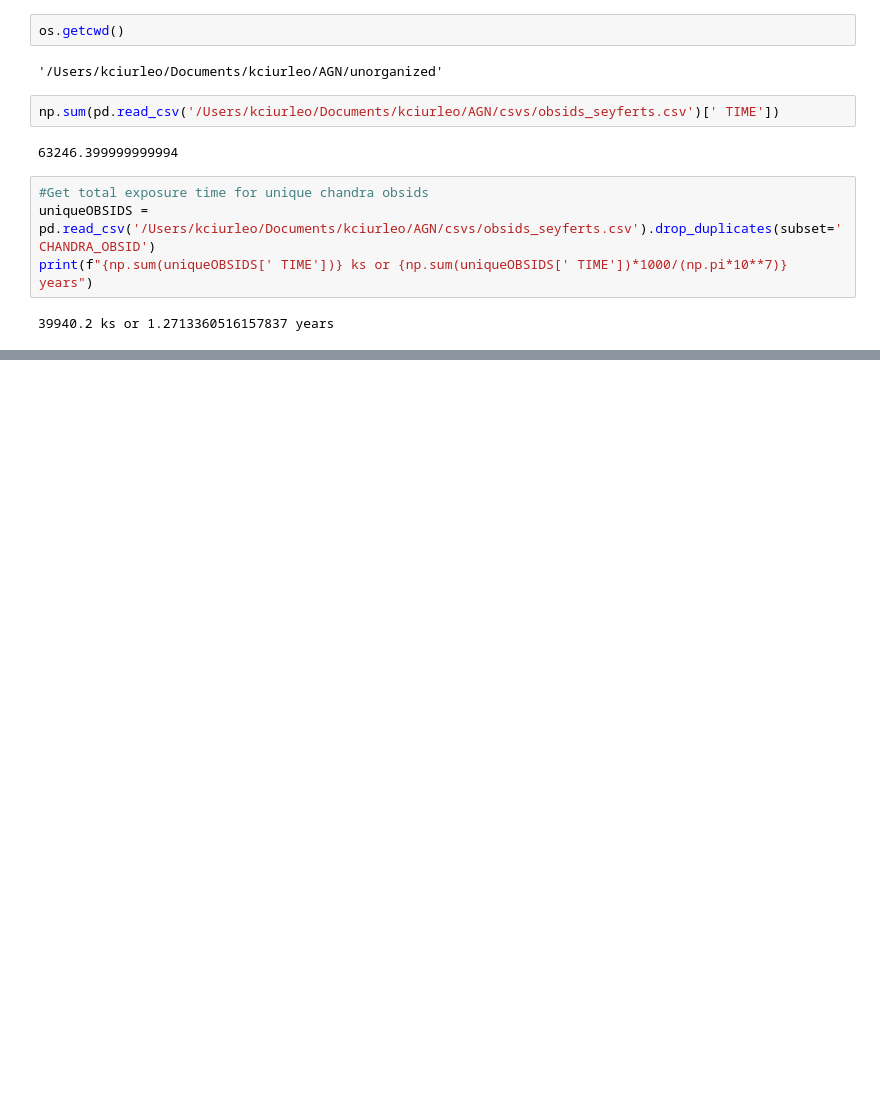
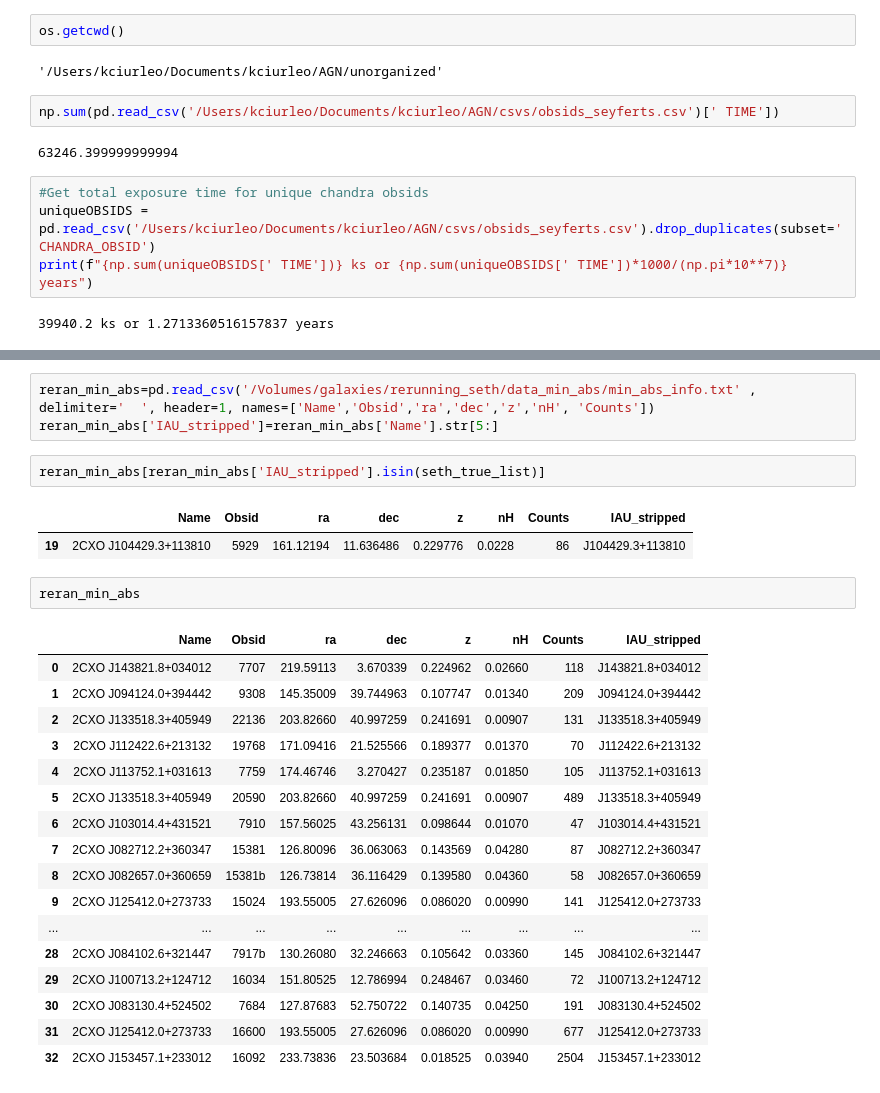
Before and after one commit to kciurleo/AGN, a Jupyter notebook: unorganized/more_testing.ipynb, the cells around one changed output, grey strips where cells are left out. Drawn from its saved outputs; the diff is of its cells as text; blank space fills up the shorter version.

Commit message:
so confused about seth

```diff
--- a/unorganized/more_testing.ipynb
+++ b/unorganized/more_testing.ipynb
@@ -288,0 +305,28 @@ print(f"{np.sum(uniqueOBSIDS[' TIME'])} ks or {np.sum(uniqueOBSIDS[' TIME'])*100
+# %%
+reran_min_abs=pd.read_csv('/Volumes/galaxies/rerunning_seth/data_min_abs/min_abs_info.txt' , delimiter='  ', header=1, names=['Name','Obsid','ra','dec','z','nH', 'Counts'])
+reran_min_abs['IAU_stripped']=reran_min_abs['Name'].str[5:]
+# %%
+reran_min_abs[reran_min_abs['IAU_stripped'].isin(seth_true_list)]
+# %% [output]
+|  | Name | Obsid | ra | dec | z | nH | Counts | IAU_stripped |
+| 19 | 2CXO J104429.3+113810 | 5929 | 161.12194 | 11.636486 | 0.229776 | 0.0228 | 86 | J104429.3+113810 |
+# %%
+reran_min_abs
+# %% [output]
+|  | Name | Obsid | ra | dec | z | nH | Counts | IAU_stripped |
+| 0 | 2CXO J143821.8+034012 | 7707 | 219.59113 | 3.670339 | 0.224962 | 0.02660 | 118 | J143821.8+034012 |
+| 1 | 2CXO J094124.0+394442 | 9308 | 145.35009 | 39.744963 | 0.107747 | 0.01340 | 209 | J094124.0+394442 |
+| 2 | 2CXO J133518.3+405949 | 22136 | 203.82660 | 40.997259 | 0.241691 | 0.00907 | 131 | J133518.3+405949 |
+| 3 | 2CXO J112422.6+213132 | 19768 | 171.09416 | 21.525566 | 0.189377 | 0.01370 | 70 | J112422.6+213132 |
+| 4 | 2CXO J113752.1+031613 | 7759 | 174.46746 | 3.270427 | 0.235187 | 0.01850 | 105 | J113752.1+031613 |
+| 5 | 2CXO J133518.3+405949 | 20590 | 203.82660 | 40.997259 | 0.241691 | 0.00907 | 489 | J133518.3+405949 |
+| 6 | 2CXO J103014.4+431521 | 7910 | 157.56025 | 43.256131 | 0.098644 | 0.01070 | 47 | J103014.4+431521 |
+| 7 | 2CXO J082712.2+360347 | 15381 | 126.80096 | 36.063063 | 0.143569 | 0.04280 | 87 | J082712.2+360347 |
+| 8 | 2CXO J082657.0+360659 | 15381b | 126.73814 | 36.116429 | 0.139580 | 0.04360 | 58 | J082657.0+360659 |
+| 9 | 2CXO J125412.0+273733 | 15024 | 193.55005 | 27.626096 | 0.086020 | 0.00990 | 141 | J125412.0+273733 |
+| ... | ... | ... | ... | ... | ... | ... | ... | ... |
+| 28 | 2CXO J084102.6+321447 | 7917b | 130.26080 | 32.246663 | 0.105642 | 0.03360 | 145 | J084102.6+321447 |
+| 29 | 2CXO J100713.2+124712 | 16034 | 151.80525 | 12.786994 | 0.248467 | 0.03460 | 72 | J100713.2+124712 |
+| 30 | 2CXO J083130.4+524502 | 7684 | 127.87683 | 52.750722 | 0.140735 | 0.04250 | 191 | J083130.4+524502 |
+| 31 | 2CXO J125412.0+273733 | 16600 | 193.55005 | 27.626096 | 0.086020 | 0.00990 | 677 | J125412.0+273733 |
+| 32 | 2CXO J153457.1+233012 | 16092 | 233.73836 | 23.503684 | 0.018525 | 0.03940 | 2504 | J153457.1+233012 |
```
Also changed, not shown: parts of 2 cells of this notebook.
